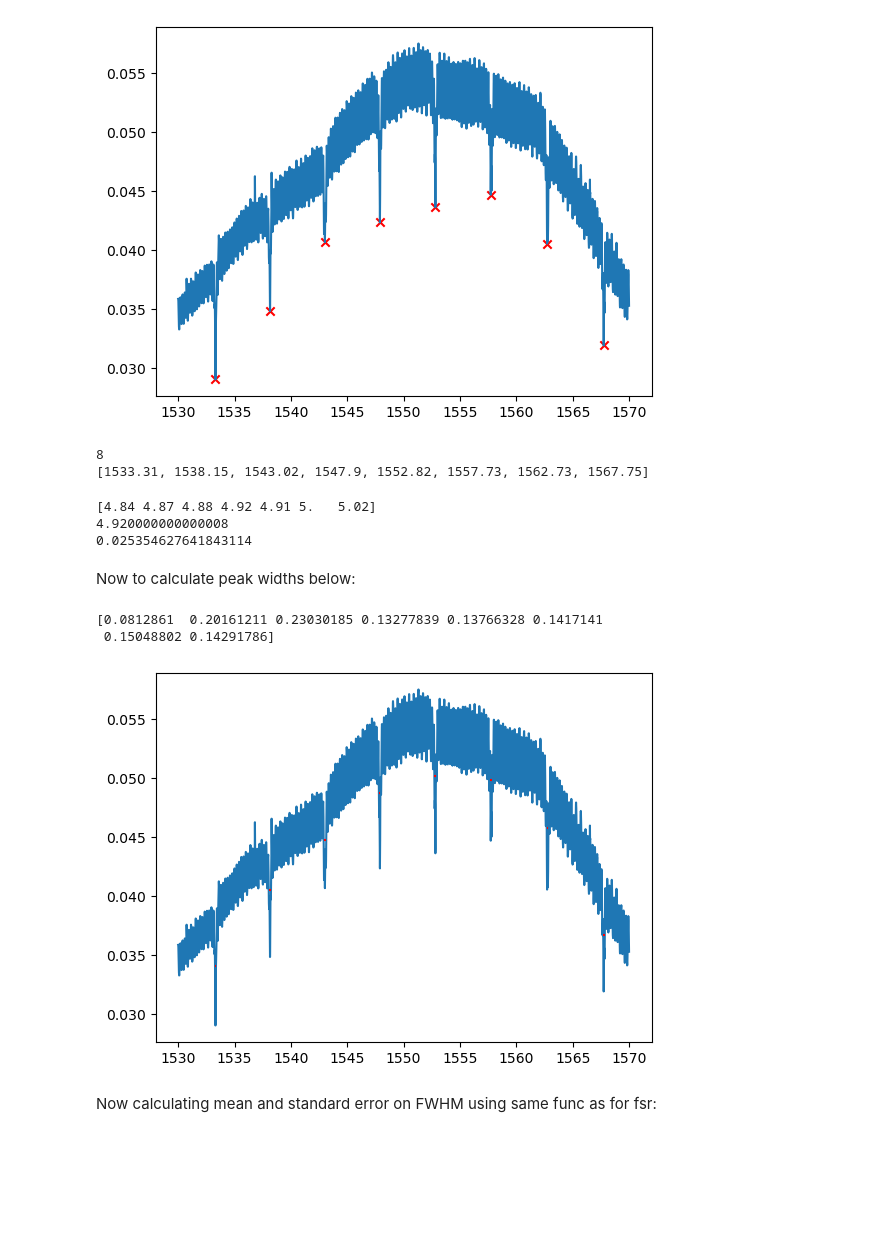
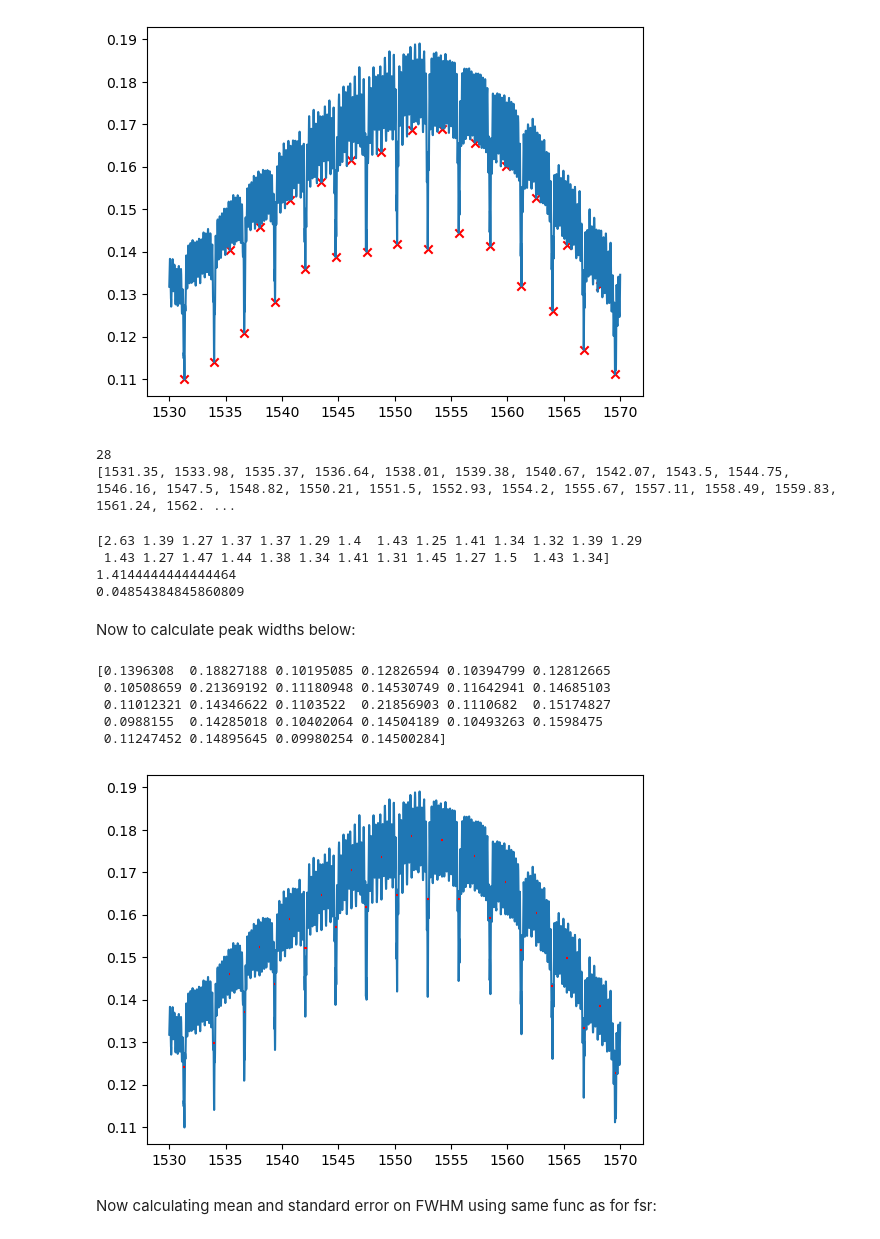
Before and after one commit to tdasanjh/team-chip-project, a Jupyter notebook: data_analysis/data_analysis_notebook_Q_factor.ipynb, the cells around one changed output. Drawn from its saved outputs; the diff is of its cells as text; code cells hidden in the pictures; blank space fills up the shorter version.

```diff
--- a/data_analysis/data_analysis_notebook_Q_factor.ipynb
+++ b/data_analysis/data_analysis_notebook_Q_factor.ipynb
@@ -2,7 +2,7 @@
 import data_analysis_funcs as daf
 import matplotlib.pyplot as plt
 # %%
-data_analyse_file="sg_rr_20_025 2023-12-13 17-59-26.csv"
+data_analyse_file="sg_rr_36_025 2023-12-13 16-41-08.csv"
 wvlen_array,pow_array=daf.get_wavlen_and_pow_arrays(data_analyse_file)
 daf.plot_visualise(wvlen_array,pow_array, full_range=True)
 # %% [output]
@@ -28,19 +28,19 @@ print(power_peak_search)
 # %%
 wvlen_step_size=0.01
-approx_fsr=5
-promin_use=0.004
+approx_fsr=2.5
+promin_use=0.01
 dist_use=(approx_fsr/2)/wvlen_step_size
 #dist_use=1
 peak_locs,n_peaks,peak_wavelens,peak_powers=daf.give_peak_locs(wvlen_step_size,approx_fsr,promin_use,dist_use,wvlen_peak_search,power_peak_search)
 plt.plot(wvlen_peak_search,power_peak_search)
 plt.scatter(peak_wavelens,peak_powers,color="red", marker="x")
 plt.show()
 print(n_peaks)#just added for check
 print(peak_wavelens)#check
 # %% [output]
-[figure, old version]
+[figure, new version]
-8
-[1533.31, 1538.15, 1543.02, 1547.9, 1552.82, 1557.73, 1562.73, 1567.75]
+28
+[1531.35, 1533.98, 1535.37, 1536.64, 1538.01, 1539.38, 1540.67, 1542.07, 1543.5, 1544.75, 1546.16, 1547.5, 1548.82, 1550.21, 1551.5, 1552.93, 1554.2, 1555.67, 1557.11, 1558.49, 1559.83, 1561.24, 1562. ...
 # %%
 fsr_values=daf.calc_fsrs(peak_wavelens)
 fsr_mean,fsr_error=daf.fsr_avg_and_error(fsr_values)
@@ -48,9 +48,10 @@ print(fsr_values)
 print(fsr_mean)
 print(fsr_error)
 # %% [output]
-[4.84 4.87 4.88 4.92 4.91 5.   5.02]
-4.920000000000008
-0.025354627641843114
+[2.63 1.39 1.27 1.37 1.37 1.29 1.4  1.43 1.25 1.41 1.34 1.32 1.39 1.29
+ 1.43 1.27 1.47 1.44 1.38 1.34 1.41 1.31 1.45 1.27 1.5  1.43 1.34]
+1.4144444444444464
+0.04854384845860809
 # %% [markdown]
 Now to calculate peak widths below:
 # %%
@@ -62,9 +63,12 @@ peak_width_lefts=peak_width_data[2]
 peak_width_rights=peak_width_data[3]
 daf.plot_lines_FWHM(peak_width_heights,peak_width_lefts,peak_width_rights,wvlen_peak_search,power_peak_search)
 # %% [output]
-[0.0812861  0.20161211 0.23030185 0.13277839 0.13766328 0.1417141
- 0.15048802 0.14291786]
+[0.1396308  0.18827188 0.10195085 0.12826594 0.10394799 0.12812665
+ 0.10508659 0.21369192 0.11180948 0.14530749 0.11642941 0.14685103
+ 0.11012321 0.14346622 0.1103522  0.21856903 0.1110682  0.15174827
+ 0.0988155  0.14285018 0.10402064 0.14504189 0.10493263 0.1598475
+ 0.11247452 0.14895645 0.09980254 0.14500284]
-[figure, old version]
+[figure, new version]
 # %% [markdown]
 Now calculating mean and standard error on FWHM using same func as for fsr:
 # %%
```
Also changed, not shown: parts of 5 cells of this notebook, 1 other file.
